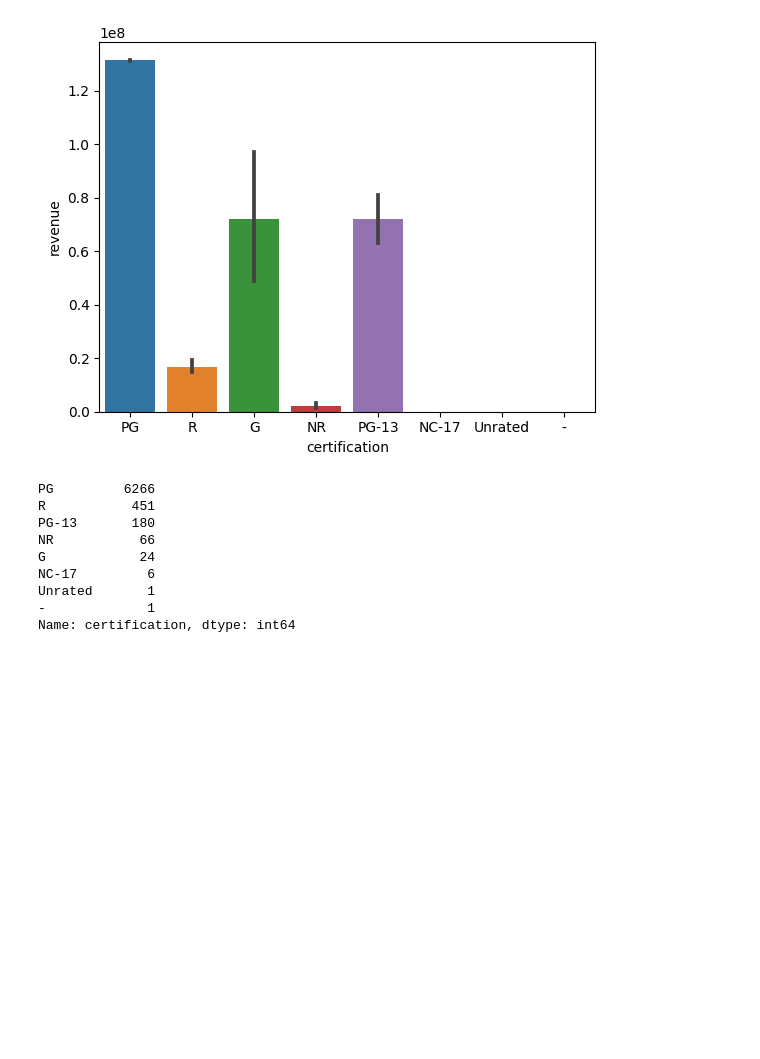
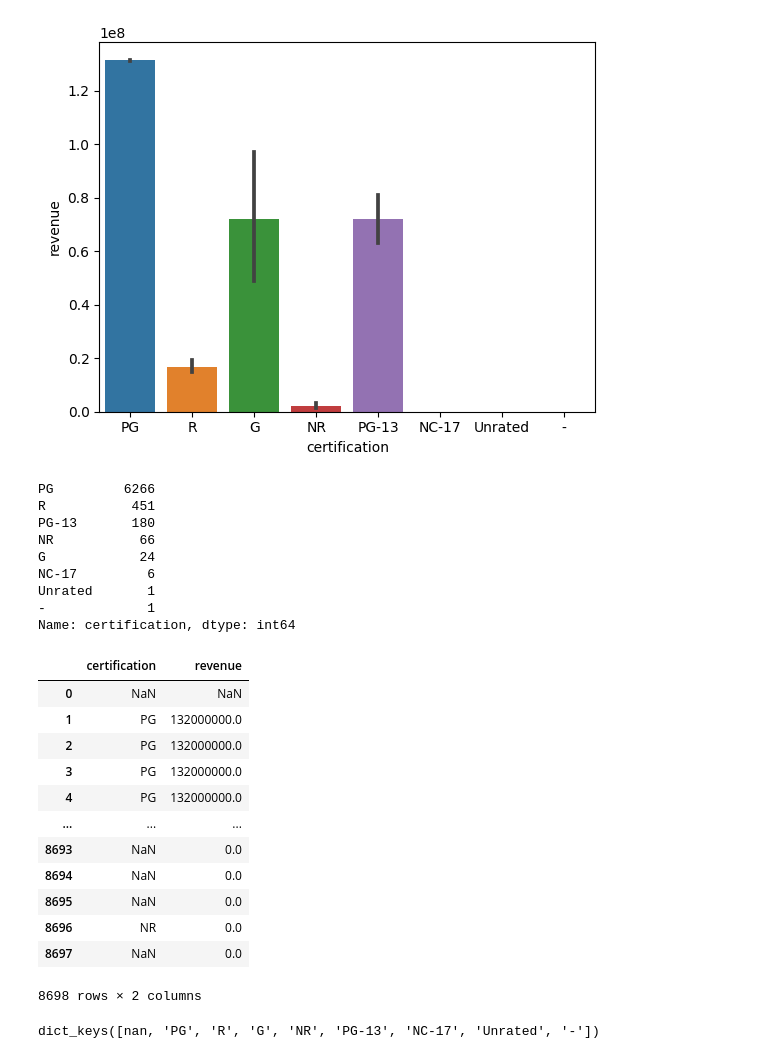
Before and after one commit to Davianka/Project-3-Using-IMDB, a Jupyter notebook: Hypothsis testing.ipynb, the cells around one changed output. Saved outputs shown, nothing was run; the diff lists cells and outputs as text; code cells hidden in the pictures; blank space fills up the shorter version.

```diff
--- a/Hypothsis testing.ipynb
+++ b/Hypothsis testing.ipynb
@@ -47,3 +47,30 @@ NC-17         6
 Unrated       1
 -             1
 Name: certification, dtype: int64
+# %%
+needed_cols=['certification', 'revenue']
+df[needed_cols]
+# %% [output]
+|  | certification | revenue |
+| 0 | NaN | NaN |
+| 1 | PG | 132000000.0 |
+| 2 | PG | 132000000.0 |
+| 3 | PG | 132000000.0 |
+| 4 | PG | 132000000.0 |
+| ... | ... | ... |
+| 8693 | NaN | 0.0 |
+| 8694 | NaN | 0.0 |
+| 8695 | NaN | 0.0 |
+| 8696 | NR | 0.0 |
+| 8697 | NaN | 0.0 |
+8698 rows × 2 columns
+# %%
+groups = {}
+for certification in df['certification'].unique():
+    temp=df.loc[df['certification']==certification, 'revenue']
+    groups[certification]= temp
+
+
+groups.keys()
+# %% [output]
+dict_keys([nan, 'PG', 'R', 'G', 'NR', 'PG-13', 'NC-17', 'Unrated', '-'])
```
Also changed, not shown: parts of 1 cell of this notebook.
